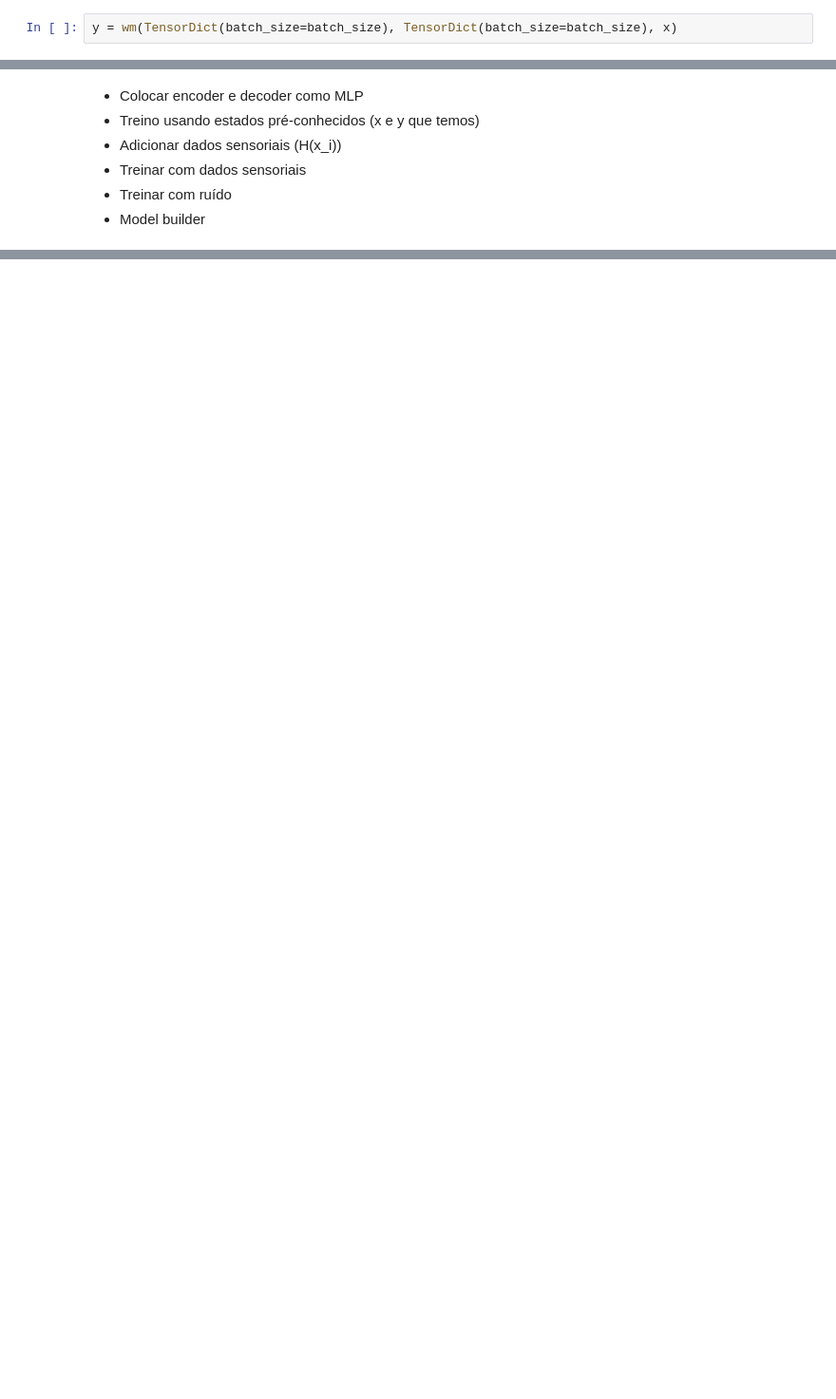
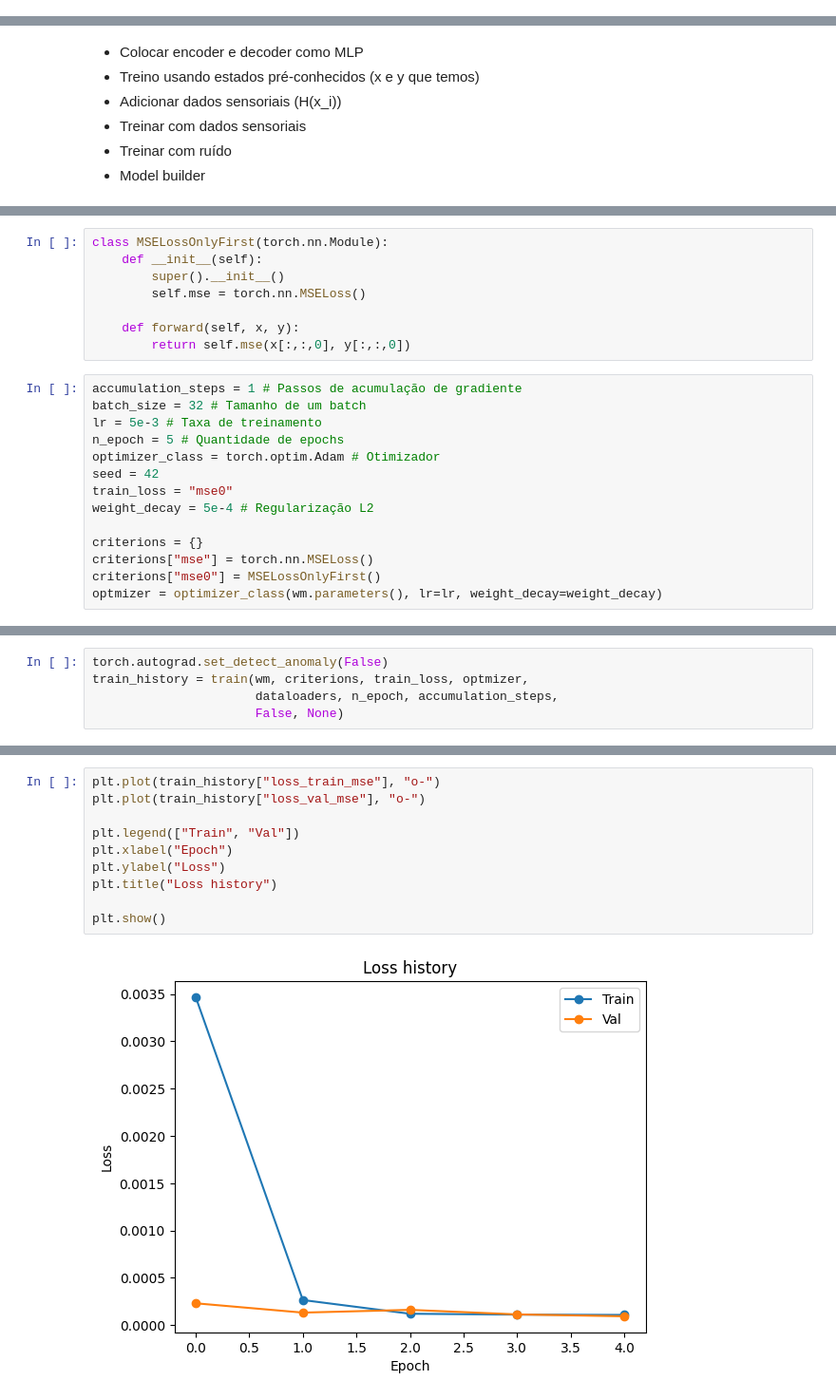
Before and after one commit to H-IAAC/WorldMachine, a Jupyter notebook: dev/Blocks.ipynb, the cells around one changed output, grey strips where cells are left out. Shown at 95% size. Saved outputs shown, nothing was run; the diff lists cells and outputs as text; blank space fills up the shorter version.

```diff
--- a/dev/Blocks.ipynb
+++ b/dev/Blocks.ipynb
@@ -381,2 +557,0 @@ x, y = next(iter(dataloaders["train"]))
-# %%
-y = wm(TensorDict(batch_size=batch_size), TensorDict(batch_size=batch_size), x)
@@ -409,0 +748,22 @@ tensor([[-1.3929e+00,  9.0806e-01,  4.8488e-01],
+# %%
+class MSELossOnlyFirst(torch.nn.Module):
+    def __init__(self):
+        super().__init__()
+        self.mse = torch.nn.MSELoss()
+
+    def forward(self, x, y):
+        return self.mse(x[:,:,0], y[:,:,0])
+# %%
+accumulation_steps = 1 # Passos de acumulação de gradiente
+batch_size = 32 # Tamanho de um batch
+lr = 5e-3 # Taxa de treinamento
+n_epoch = 5 # Quantidade de epochs
+optimizer_class = torch.optim.Adam # Otimizador
+seed = 42
+train_loss = "mse0"
+weight_decay = 5e-4 # Regularização L2
+
+criterions = {}
+criterions["mse"] = torch.nn.MSELoss()
+criterions["mse0"] = MSELossOnlyFirst()
+optmizer = optimizer_class(wm.parameters(), lr=lr, weight_decay=weight_decay)
@@ -409,0 +773,5 @@ tensor([[-1.3929e+00,  9.0806e-01,  4.8488e-01],
+# %%
+torch.autograd.set_detect_anomaly(False)
+train_history = train(wm, criterions, train_loss, optmizer,
+                      dataloaders, n_epoch, accumulation_steps,
+                      False, None)
@@ -409,0 +790,12 @@ tensor([[-1.3929e+00,  9.0806e-01,  4.8488e-01],
+# %%
+plt.plot(train_history["loss_train_mse"], "o-")
+plt.plot(train_history["loss_val_mse"], "o-")
+
+plt.legend(["Train", "Val"])
+plt.xlabel("Epoch")
+plt.ylabel("Loss")
+plt.title("Loss history")
+
+plt.show()
+# %% [output]
+[figure, added]
```
Also changed, not shown: parts of 30 cells of this notebook.
